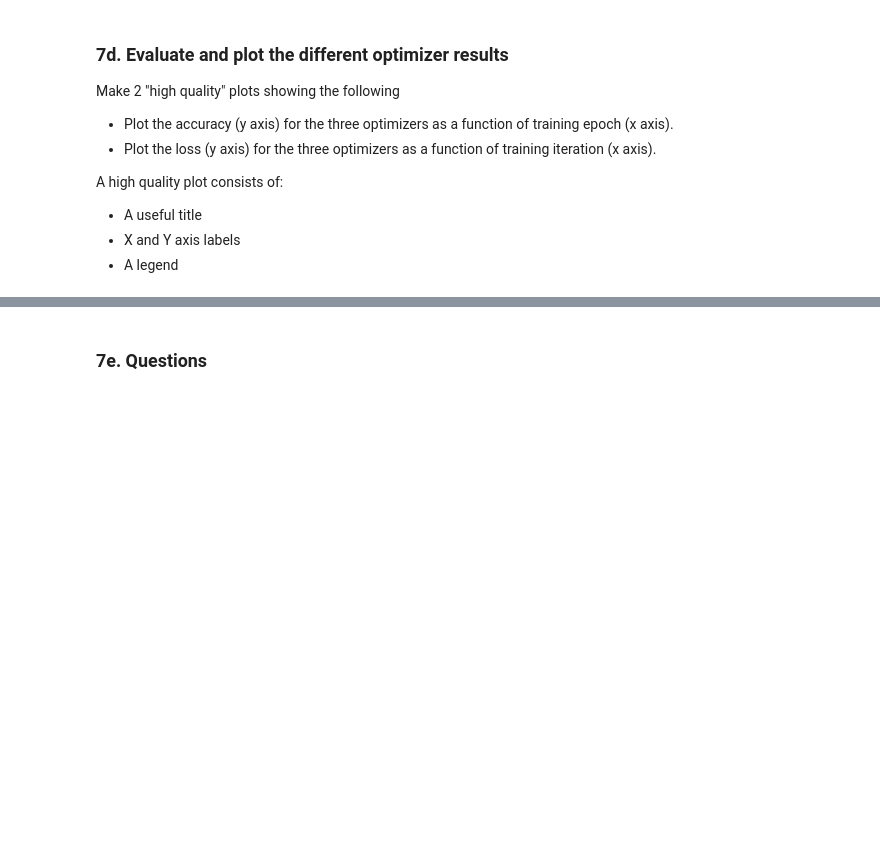
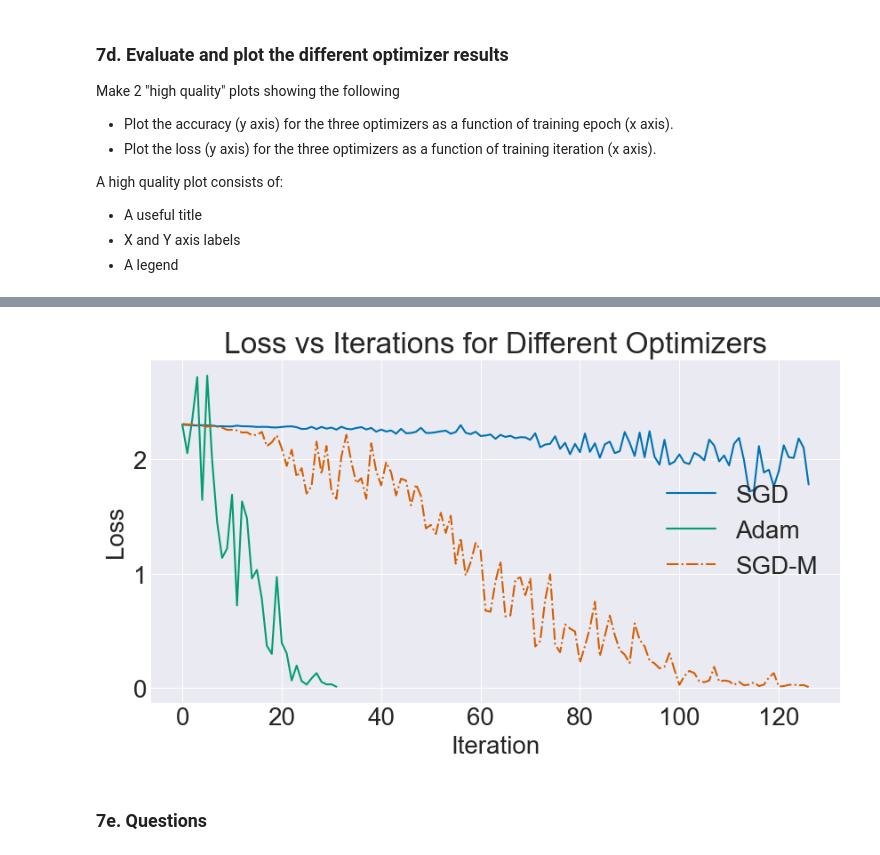
Before and after one commit to ngoclinhp842/cnn_with_stl10, a Jupyter notebook: project3/optimize_and_train_cnn.ipynb, the cells around one changed output, grey strips where cells are left out. Drawn from its saved outputs; the diff is of its cells as text; code cells hidden in the pictures; blank space fills up the shorter version.

```diff
--- a/project3/optimize_and_train_cnn.ipynb
+++ b/project3/optimize_and_train_cnn.ipynb
@@ -284,3 +365,17 @@ A high quality plot consists of:
+# %%
+# Plot 2: Loss vs Iterations for Three Optimizers
+plt.figure(figsize=(10, 5))
+plt.plot(loss_sgd, label="SGD", linestyle='-')
+plt.plot(loss_history_adam, label="Adam")
+plt.plot(loss_sgd_m, label="SGD-M", linestyle='-.')
+plt.title("Loss vs Iterations for Different Optimizers")
+plt.xlabel("Iteration")
+plt.ylabel("Loss")
+plt.legend()
+plt.grid(True)
+plt.show()
+# %% [output]
+[figure, added]
 # %% [markdown]
 ### 7e. Questions
 # %% [markdown]
```
Also changed, not shown: parts of 19 cells of this notebook, 3 other files.
